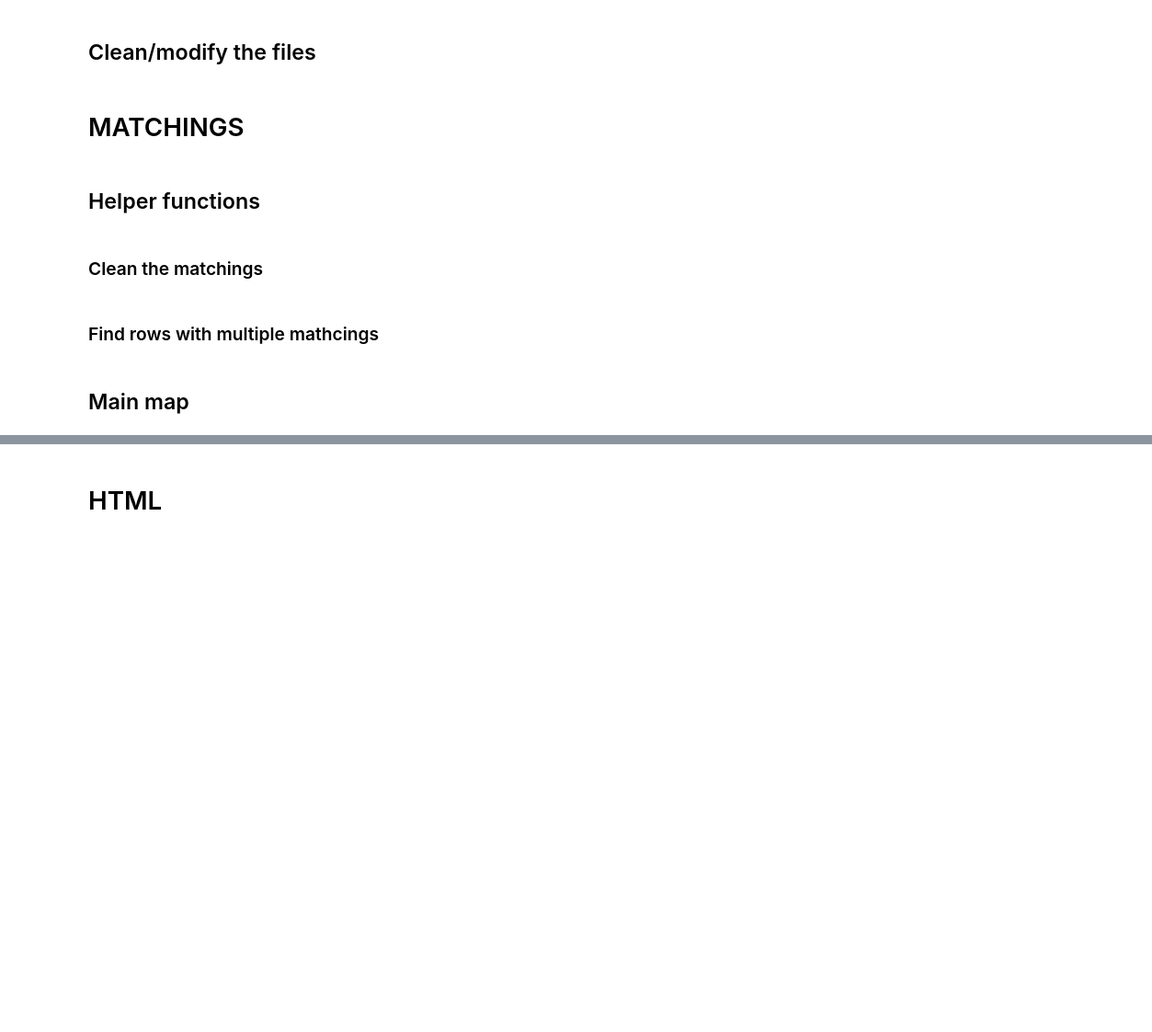
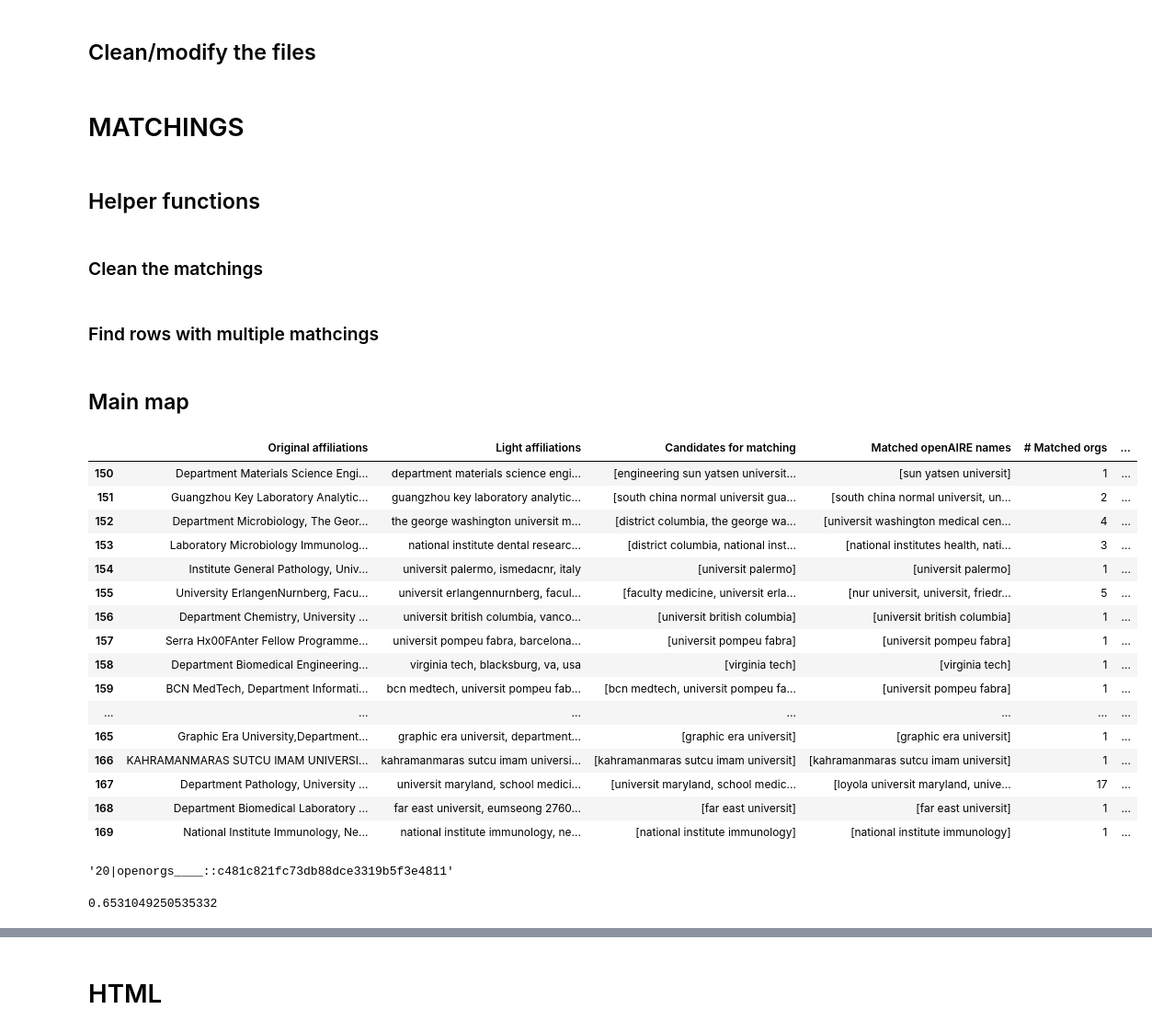
Before and after one commit to mkallipo/affiliation-matching, a Jupyter notebook: matching.ipynb, the cells around one changed output, grey strips where cells are left out. Shown: that part at 92% size. Drawn from its saved outputs; the diff is of its cells as text; code cells hidden in the pictures; blank space fills up the shorter version.

```diff
--- a/matching.ipynb
+++ b/matching.ipynb
@@ -564,6 +817,0 @@ dixOpenOrgId1 = filter_dictionary_keys(dixOpenOrgId1)
-# %%
-
-dixOpenOrgId2 = {}
-for key, value in dixOpenOrgId1.items():
-    updated_key = ' '.join([word for word in key.split() if word.lower() not in ['of', 'at', "the", 'de']])
-    dixOpenOrgId2[updated_key] = value
@@ -583,3 +856,5 @@ del dixOpenOrgId2['k l universit']
+# %%
+dixUnivEtcOpen2 = cleanDict(dixUnivEtcOpen)
 # %%
 def findID(name):
     lnames = []
@@ -640,26 +915,29 @@ def bestSimScore(l1, l2, l3, l4, simU, simG):
                 result.append([l3[j][1], 1])
 
             else:
-        #        x_contains_university = is_contained("university", x.lower())
-                if not is_contained("univ", x.lower()):
-                    continue  # Skip if x does not contain "university" or "univ"
+                try:
+            #        x_contains_university = is_contained("university", x.lower())
+                    if not is_contained("univ", x.lower()):
+                        continue  # Skip if x does not contain "university" or "univ"
 
-                if (is_contained('hosp', x.lower()) and not is_contained('hosp', s)) or (not is_contained('hosp', x.lower()) and is_contained('hosp', s)):
-                    continue
-                s_vector = vectorizer.fit_transform([s]).toarray() #Else we compute the similarity of s with the original affiiation name
-                x_vector = vectorizer.transform([x]).toarray()
-              #  s_vector1 =  vectorizer.transform([s]).toarray()
-              #  x_vector1 =  vectorizer.fit_transform([s]).toarray()
+                    if (is_contained('hosp', x.lower()) and not is_contained('hosp', s)) or (not is_contained('hosp', x.lower()) and is_contained('hosp', s)):
+                        continue
+                    s_vector = vectorizer.fit_transform([s]).toarray() #Else we compute the similarity of s with the original affiiation name
+                    x_vector = vectorizer.transform([x]).toarray()
+                #  s_vector1 =  vectorizer.transform([s]).toarray()
+                #  x_vector1 =  vectorizer.fit_transform([s]).toarray()
 
 
-                # Compute similarity between the vectors
-                similarity = cosine_similarity(x_vector, s_vector)[0][0]
-                if similarity> 0.31:
-               # similarity1 = cosine_similarity(x_vector1, s_vector1)[0][0]
-                #similarity2 = Levenshtein.ratio(s,x)
+                    # Compute similarity between the vectors
+                    similarity = cosine_similarity(x_vector, s_vector)[0][0]
+                    if similarity> 0.1:
+                # similarity1 = cosine_similarity(x_vector1, s_vector1)[0][0]
+                    #similarity2 = Levenshtein.ratio(s,x)
 
 
-                    best.append([x, similarity])#(similarity+similarity2)/2])
+                        best.append([x, similarity])#(similarity+similarity2)/2])
+                except:
+                    KeyError
 
         if best:
             max_numbers = defaultdict(float)
@@ -962,5 +1243,33 @@ def Doi_Ids(m, DF, dixOpenAIRE, simU, simG):
 # %%
-result = Doi_Ids(len(univLabsDF), univLabsDF, dixOpenOrgId2, 0.7,0.82)
+result = Aff_Ids(len(univLabsDF), univLabsDF, dixUnivEtcOpen2, 0.7,0.82)
+# %%
+result[2][150:170]
+# %% [output]
+|  | Original affiliations | Light affiliations | Candidates for matching | Matched openAIRE names | # Matched orgs | ... |
+| 150 | Department Materials Science Engi... | department materials science engi... | [engineering sun yatsen universit... | [sun yatsen universit] | 1 | ... |
+| 151 | Guangzhou Key Laboratory Analytic... | guangzhou key laboratory analytic... | [south china normal universit gua... | [south china normal universit, un... | 2 | ... |
+| 152 | Department Microbiology, The Geor... | the george washington universit m... | [district columbia, the george wa... | [universit washington medical cen... | 4 | ... |
+| 153 | Laboratory Microbiology Immunolog... | national institute dental researc... | [district columbia, national inst... | [national institutes health, nati... | 3 | ... |
+| 154 | Institute General Pathology, Univ... | universit palermo, ismedacnr, italy | [universit palermo] | [universit palermo] | 1 | ... |
+| 155 | University ErlangenNurnberg, Facu... | universit erlangennurnberg, facul... | [faculty medicine, universit erla... | [nur universit, universit, friedr... | 5 | ... |
+| 156 | Department Chemistry, University ... | universit british columbia, vanco... | [universit british columbia] | [universit british columbia] | 1 | ... |
+| 157 | Serra Hx00FAnter Fellow Programme... | universit pompeu fabra, barcelona... | [universit pompeu fabra] | [universit pompeu fabra] | 1 | ... |
+| 158 | Department Biomedical Engineering... | virginia tech, blacksburg, va, usa | [virginia tech] | [virginia tech] | 1 | ... |
+| 159 | BCN MedTech, Department Informati... | bcn medtech, universit pompeu fab... | [bcn medtech, universit pompeu fa... | [universit pompeu fabra] | 1 | ... |
+| ... | ... | ... | ... | ... | ... | ... |
+| 165 | Graphic Era University,Department... | graphic era universit, department... | [graphic era universit] | [graphic era universit] | 1 | ... |
+| 166 | KAHRAMANMARAS SUTCU IMAM UNIVERSI... | kahramanmaras sutcu imam universi... | [kahramanmaras sutcu imam universit] | [kahramanmaras sutcu imam universit] | 1 | ... |
+| 167 | Department Pathology, University ... | universit maryland, school medici... | [universit maryland, school medic... | [loyola universit maryland, unive... | 17 | ... |
+| 168 | Department Biomedical Laboratory ... | far east universit, eumseong 2760... | [far east universit] | [far east universit] | 1 | ... |
+| 169 | National Institute Immunology, Ne... | national institute immunology, ne... | [national institute immunology] | [national institute immunology] | 1 | ... |
+# %%
+dixUnivEtcOpen2['department electronics information technology']
+# %% [output]
+'20|openorgs____::c481c821fc73db88dce3319b5f3e4811'
+# %%
+len(result[1])/len(affDF)
+# %% [output]
+0.6531049250535332
 # %%
 result[0]
 # %% [output]
```
Also changed, not shown: parts of 168 cells of this notebook.
